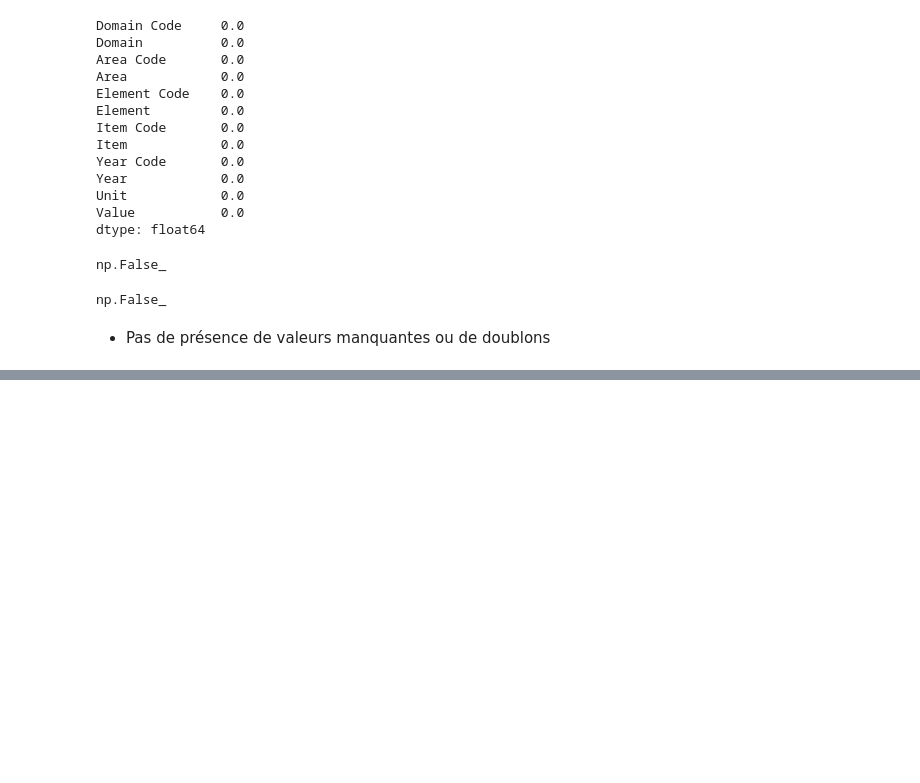
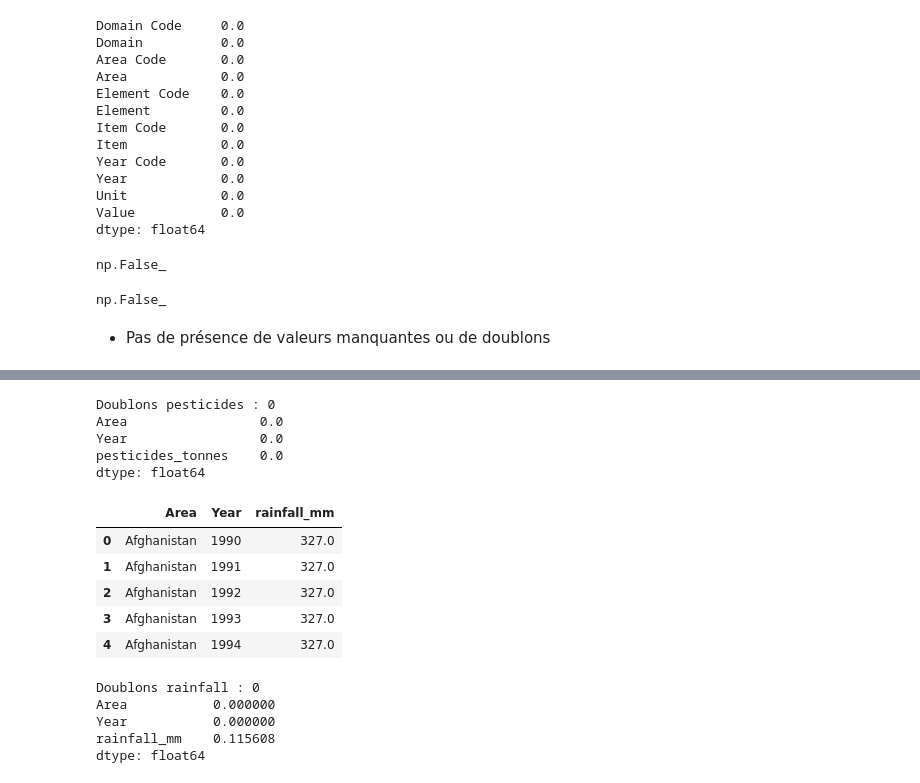
Before and after one commit to SCFlorian/Systeme_recommandation_agricole, a Jupyter notebook: notebooks/notebook_analyse_exploratoire.ipynb, the cells around one changed output, grey strips where cells are left out. Saved outputs shown, nothing was run; the diff lists cells and outputs as text; code cells hidden in the pictures; blank space fills up the shorter version.

```diff
--- a/notebooks/notebook_analyse_exploratoire.ipynb
+++ b/notebooks/notebook_analyse_exploratoire.ipynb
@@ -1401,0 +1212,54 @@ Il n'y a de relation directe entre notre premier dataset (celui pour l'ACP) et l
+# %%
+print("Doublons pesticides :", data_pesticides_clean.duplicated(["Area", "Year"]).sum())
+print(data_pesticides_clean.isnull().mean())
+# %% [output]
+Doublons pesticides : 0
+Area                 0.0
+Year                 0.0
+pesticides_tonnes    0.0
+dtype: float64
+# %%
+# Renommage des colonnes
+data_rainfall_renamed = data_rainfall.rename(columns={
+    " Area": "Area",
+    "average_rain_fall_mm_per_year": "rainfall_mm"
+}).copy()
+
+# Harmonisation des pays
+data_rainfall_renamed["Area"] = data_rainfall_renamed["Area"].replace(country_map)
+
+# Restriction période commune
+data_rainfall_renamed = data_rainfall_renamed[
+    data_rainfall_renamed["Year"].between(1990, 2013)
+].copy()
+
+# Conversion numérique
+data_rainfall_renamed["rainfall_mm"] = pd.to_numeric(
+    data_rainfall_renamed["rainfall_mm"],
+    errors="coerce"
+)
+
+# Agrégation de sécurité
+data_rainfall_clean = (
+    data_rainfall_renamed
+    .groupby(["Area", "Year"], as_index=False)["rainfall_mm"]
+    .mean()
+)
+
+data_rainfall_clean.head()
+# %% [output]
+|  | Area | Year | rainfall_mm |
+| 0 | Afghanistan | 1990 | 327.0 |
+| 1 | Afghanistan | 1991 | 327.0 |
+| 2 | Afghanistan | 1992 | 327.0 |
+| 3 | Afghanistan | 1993 | 327.0 |
+| 4 | Afghanistan | 1994 | 327.0 |
+# %%
+print("Doublons rainfall :", data_rainfall_clean.duplicated(["Area", "Year"]).sum())
+print(data_rainfall_clean.isnull().mean())
+# %% [output]
+Doublons rainfall : 0
+Area           0.000000
+Year           0.000000
+rainfall_mm    0.115608
+dtype: float64
```
Also changed, not shown: parts of 82 cells of this notebook, 5 other files.
